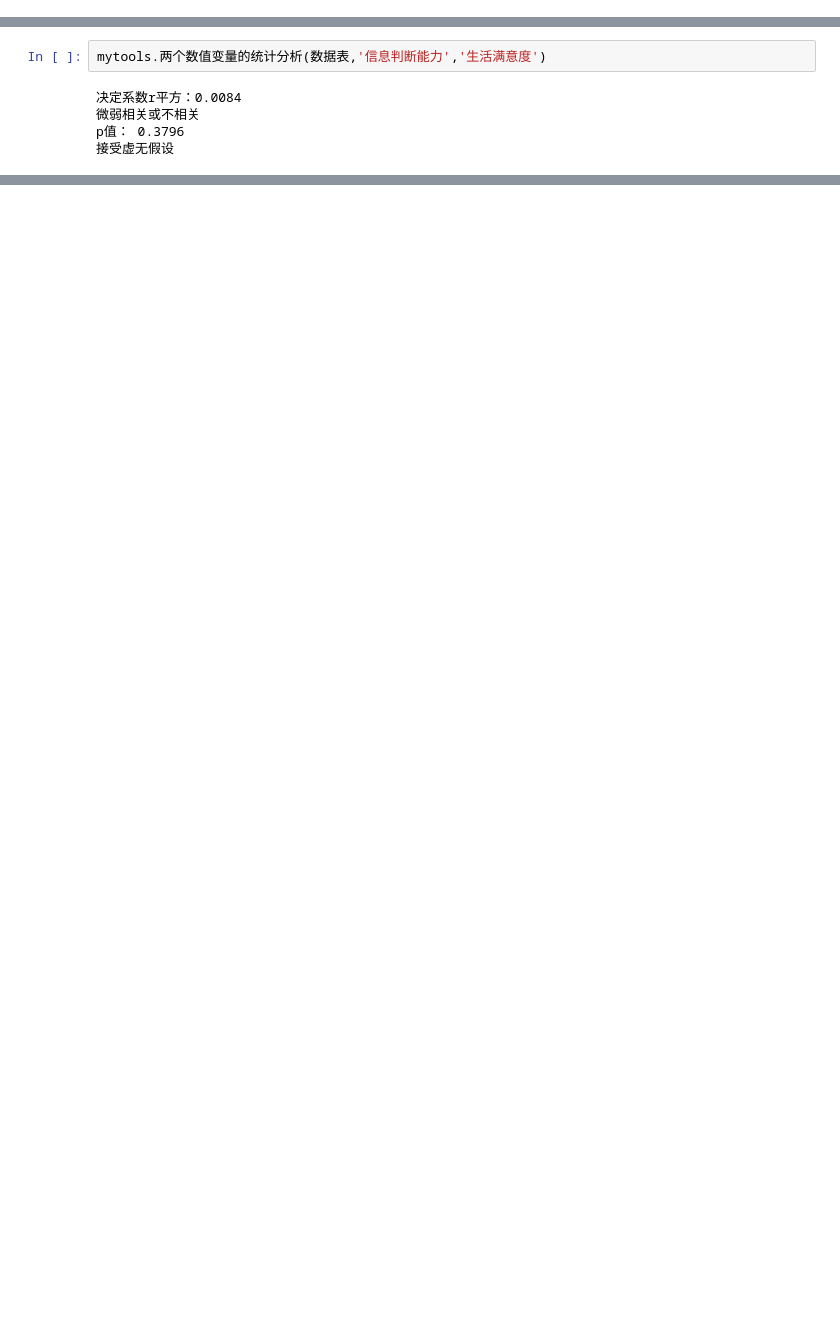
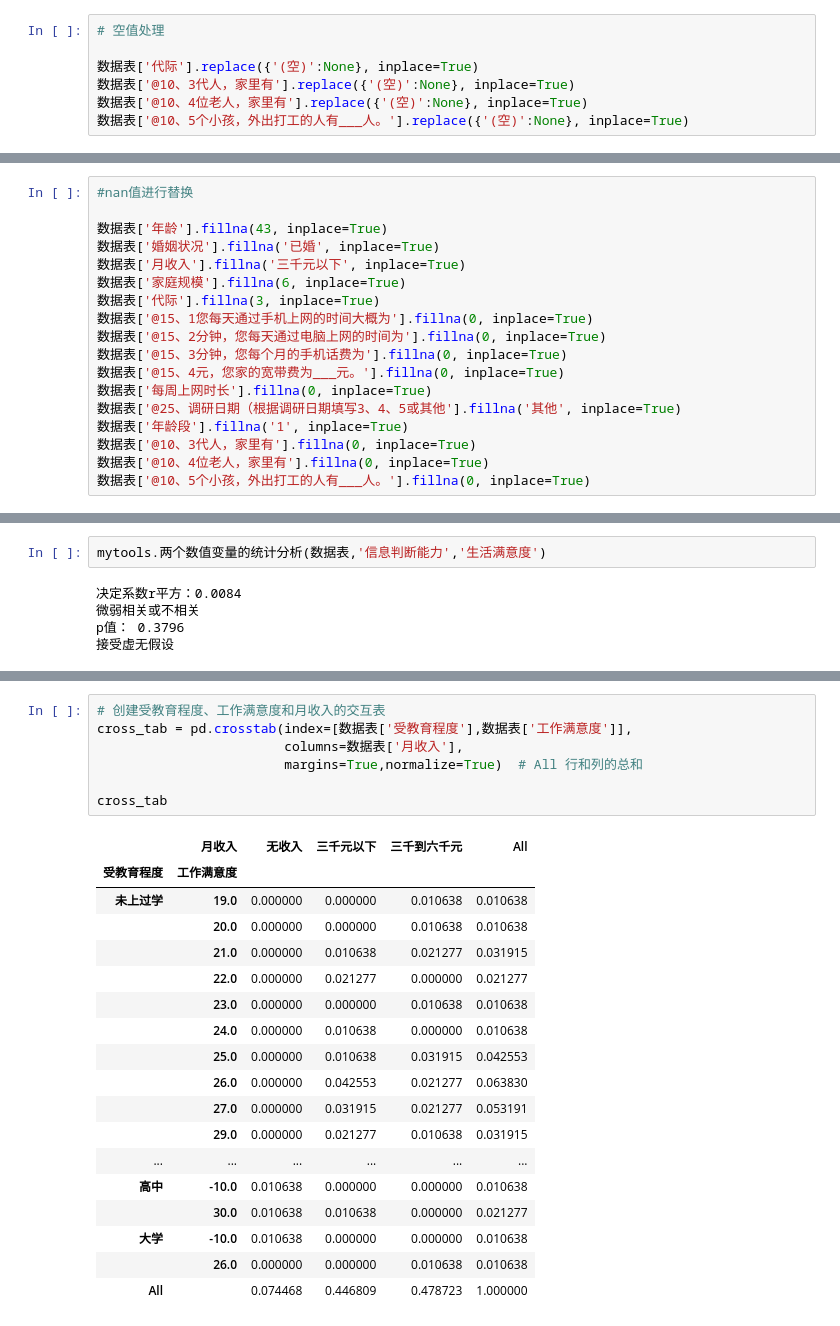
Before and after one commit to mosongsheng/mm, a Jupyter notebook: 18-期末作业.ipynb, the cells around one changed output, grey strips where cells are left out. Cells and saved outputs as stored; diff of their text form; blank space fills up the shorter version.

```diff
--- a/18-期末作业.ipynb
+++ b/18-期末作业.ipynb
@@ -79,0 +100,7 @@ Name: count, dtype: int64
+# %%
+# 空值处理
+
+数据表['代际'].replace({'(空)':None}, inplace=True)
+数据表['@10、3代人，家里有'].replace({'(空)':None}, inplace=True)
+数据表['@10、4位老人，家里有'].replace({'(空)':None}, inplace=True)
+数据表['@10、5个小孩，外出打工的人有___人。'].replace({'(空)':None}, inplace=True)
@@ -79,0 +109,18 @@ Name: count, dtype: int64
+# %%
+#nan值进行替换
+
+数据表['年龄'].fillna(43, inplace=True)
+数据表['婚姻状况'].fillna('已婚', inplace=True)
+数据表['月收入'].fillna('三千元以下', inplace=True)
+数据表['家庭规模'].fillna(6, inplace=True)
+数据表['代际'].fillna(3, inplace=True)
+数据表['@15、1您每天通过手机上网的时间大概为'].fillna(0, inplace=True)
+数据表['@15、2分钟，您每天通过电脑上网的时间为'].fillna(0, inplace=True)
+数据表['@15、3分钟，您每个月的手机话费为'].fillna(0, inplace=True)
+数据表['@15、4元，您家的宽带费为___元。'].fillna(0, inplace=True)
+数据表['每周上网时长'].fillna(0, inplace=True)
+数据表['@25、调研日期（根据调研日期填写3、4、5或其他'].fillna('其他', inplace=True)
+数据表['年龄段'].fillna('1', inplace=True)
+数据表['@10、3代人，家里有'].fillna(0, inplace=True)
+数据表['@10、4位老人，家里有'].fillna(0, inplace=True)
+数据表['@10、5个小孩，外出打工的人有___人。'].fillna(0, inplace=True)
@@ -174,0 +236,26 @@ p值： 0.3796
+# %%
+# 创建受教育程度、工作满意度和月收入的交互表
+cross_tab = pd.crosstab(index=[数据表['受教育程度'],数据表['工作满意度']],
+                        columns=数据表['月收入'],
+                        margins=True,normalize=True)  # All 行和列的总和
+
+cross_tab
+# %% [output]
+|  | 月收入 | 无收入 | 三千元以下 | 三千到六千元 | All |
+| 受教育程度 | 工作满意度 |  |  |  |  |
+| 未上过学 | 19.0 | 0.000000 | 0.000000 | 0.010638 | 0.010638 |
+|  | 20.0 | 0.000000 | 0.000000 | 0.010638 | 0.010638 |
+|  | 21.0 | 0.000000 | 0.010638 | 0.021277 | 0.031915 |
+|  | 22.0 | 0.000000 | 0.021277 | 0.000000 | 0.021277 |
+|  | 23.0 | 0.000000 | 0.000000 | 0.010638 | 0.010638 |
+|  | 24.0 | 0.000000 | 0.010638 | 0.000000 | 0.010638 |
+|  | 25.0 | 0.000000 | 0.010638 | 0.031915 | 0.042553 |
+|  | 26.0 | 0.000000 | 0.042553 | 0.021277 | 0.063830 |
+|  | 27.0 | 0.000000 | 0.031915 | 0.021277 | 0.053191 |
+|  | 29.0 | 0.000000 | 0.021277 | 0.010638 | 0.031915 |
+| ... | ... | ... | ... | ... | ... |
+| 高中 | -10.0 | 0.010638 | 0.000000 | 0.000000 | 0.010638 |
+|  | 30.0 | 0.010638 | 0.010638 | 0.000000 | 0.021277 |
+| 大学 | -10.0 | 0.010638 | 0.000000 | 0.000000 | 0.010638 |
+|  | 26.0 | 0.000000 | 0.000000 | 0.010638 | 0.010638 |
+| All |  | 0.074468 | 0.446809 | 0.478723 | 1.000000 |
```
Also changed, not shown: parts of 22 cells of this notebook, 4 other files.
